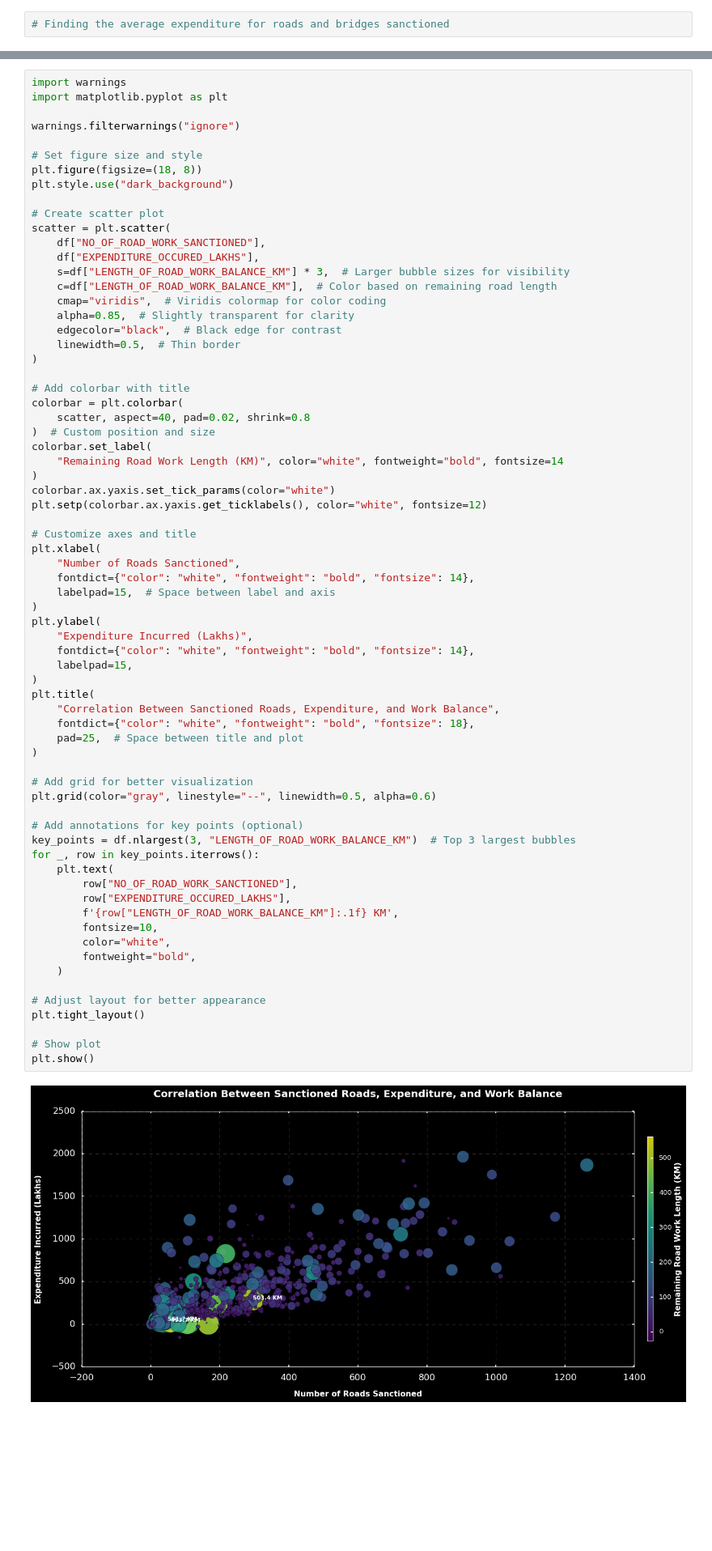
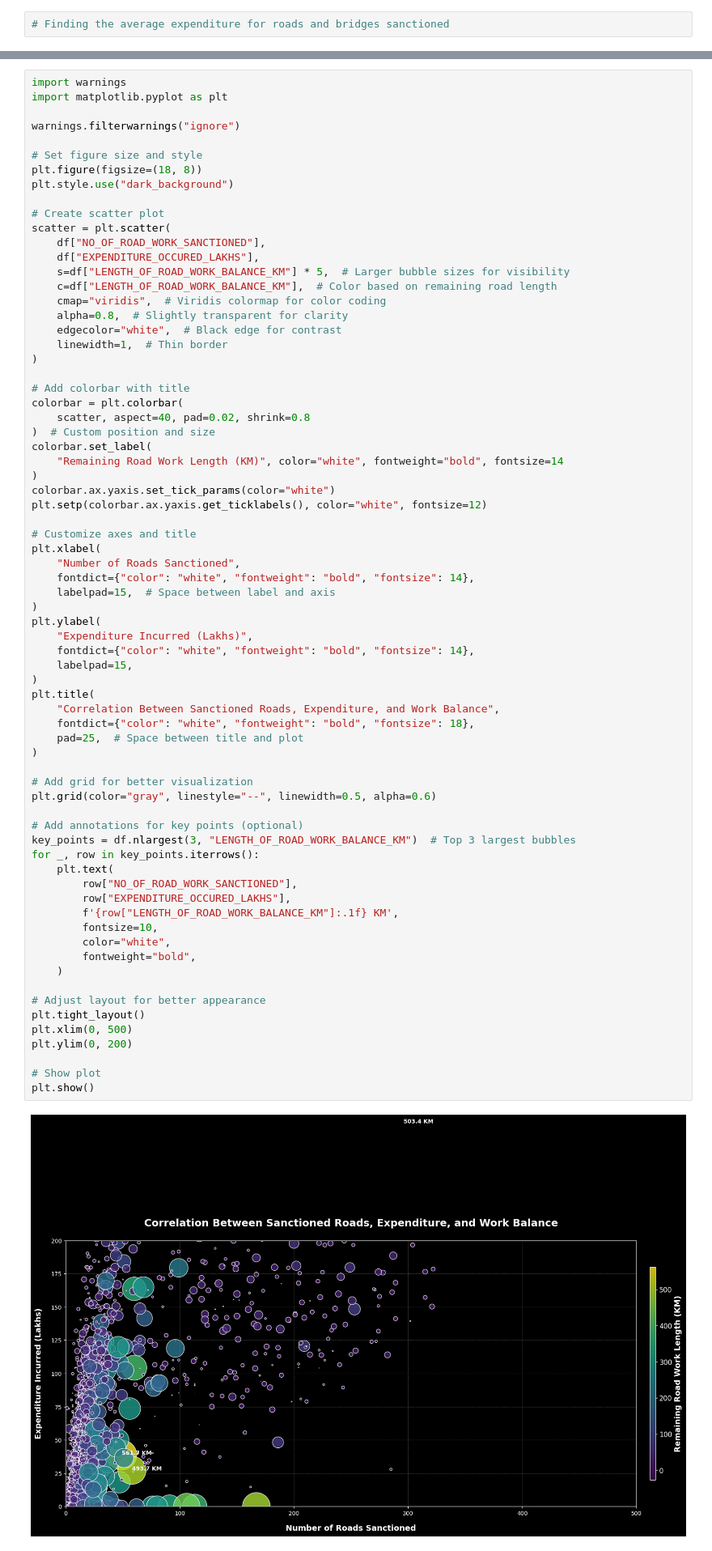
Before and after one commit to gauravgulia26/DataScience_Toolkit, a Jupyter notebook: libraries/pandas/pandas_day4.ipynb, the cells around one changed output, grey strips where cells are left out. Shown at 81% size. Saved outputs shown, nothing was run; the diff lists cells and outputs as text; blank space fills up the shorter version.

Commit message:
Plotting_Distributions

```diff
--- a/libraries/pandas/pandas_day4.ipynb
+++ b/libraries/pandas/pandas_day4.ipynb
@@ -470,12 +470,12 @@ plt.style.use("dark_background")
 scatter = plt.scatter(
     df["NO_OF_ROAD_WORK_SANCTIONED"],
     df["EXPENDITURE_OCCURED_LAKHS"],
-    s=df["LENGTH_OF_ROAD_WORK_BALANCE_KM"] * 3,  # Larger bubble sizes for visibility
+    s=df["LENGTH_OF_ROAD_WORK_BALANCE_KM"] * 5,  # Larger bubble sizes for visibility
     c=df["LENGTH_OF_ROAD_WORK_BALANCE_KM"],  # Color based on remaining road length
     cmap="viridis",  # Viridis colormap for color coding
-    alpha=0.85,  # Slightly transparent for clarity
-    edgecolor="black",  # Black edge for contrast
-    linewidth=0.5,  # Thin border
+    alpha=0.8,  # Slightly transparent for clarity
+    edgecolor="white",  # Black edge for contrast
+    linewidth=1,  # Thin border
 )
 
 # Add colorbar with title
@@ -499,34 +499,36 @@ plt.ylabel(
     fontdict={"color": "white", "fontweight": "bold", "fontsize": 14},
     labelpad=15,
 )
 plt.title(
     "Correlation Between Sanctioned Roads, Expenditure, and Work Balance",
     fontdict={"color": "white", "fontweight": "bold", "fontsize": 18},
     pad=25,  # Space between title and plot
 )
 
 # Add grid for better visualization
 plt.grid(color="gray", linestyle="--", linewidth=0.5, alpha=0.6)
 
 # Add annotations for key points (optional)
 key_points = df.nlargest(3, "LENGTH_OF_ROAD_WORK_BALANCE_KM")  # Top 3 largest bubbles
 for _, row in key_points.iterrows():
     plt.text(
         row["NO_OF_ROAD_WORK_SANCTIONED"],
         row["EXPENDITURE_OCCURED_LAKHS"],
         f'{row["LENGTH_OF_ROAD_WORK_BALANCE_KM"]:.1f} KM',
         fontsize=10,
         color="white",
         fontweight="bold",
     )
 
 # Adjust layout for better appearance
 plt.tight_layout()
+plt.xlim(0, 500)
+plt.ylim(0, 200)
 
 # Show plot
 plt.show()
 # %% [output]
-[figure, old version]
+[figure, new version]
 # %%
 # findig the districts and regions with the most number of uncompleted roads
 # %%
```
Also changed, not shown: parts of 11 cells of this notebook, 1 other file.
